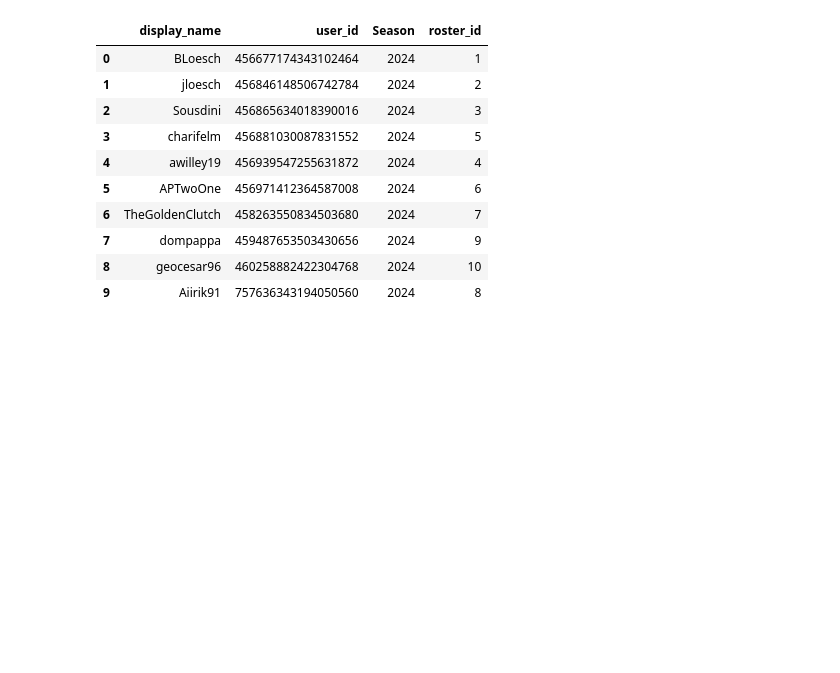
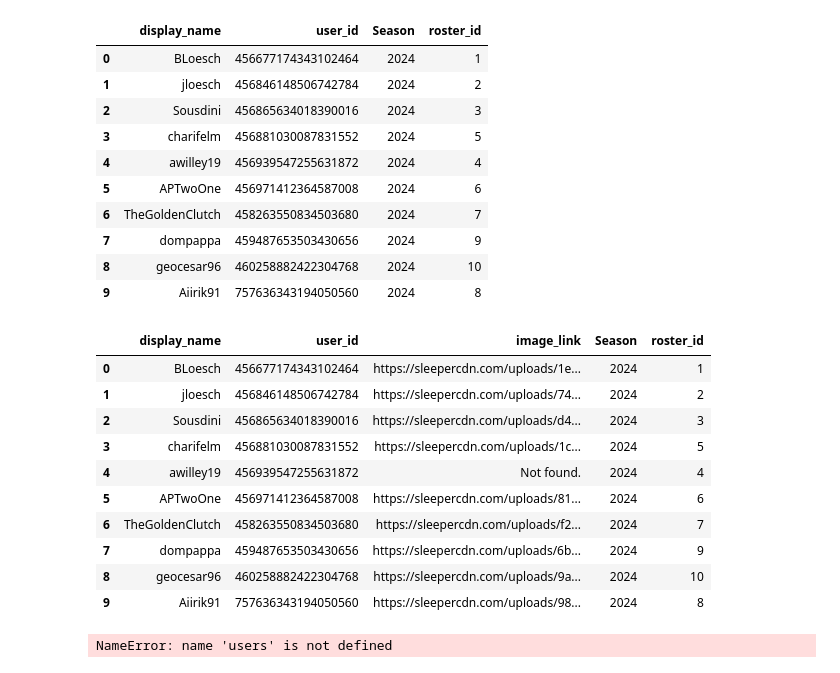
Before and after one commit to B-Loesch/sleeper_streamlit, a Jupyter notebook: testing_api.ipynb, the cells around one changed output. Cells and saved outputs as stored; diff of their text form; code cells hidden in the pictures; blank space fills up the shorter version.

```diff
--- a/testing_api.ipynb
+++ b/testing_api.ipynb
@@ -85,10 +85,15 @@ def get_roster_id(league_id, year):
         print(f"Error: {rosters_response.status_code}")
 
     for i, (user, roster) in enumerate(zip(users, rosters)):
-        users_dict[i+1] = [user["display_name"], user["user_id"], year]
+        try:
+            image_link = user["metadata"]["avatar"]
+        except KeyError:
+            image_link = "Not found."
+
+        users_dict[i+1] = [user["display_name"], user["user_id"], image_link, year]
         rosters_dict[i+1] = [roster['owner_id'], roster['roster_id']]
 
-    users_df = pd.DataFrame.from_dict(users_dict, orient = 'index', columns=['display_name', 'user_id', "Season"])
+    users_df = pd.DataFrame.from_dict(users_dict, orient = 'index', columns=['display_name', 'user_id', "image_link","Season"])
     rosters_df = pd.DataFrame.from_dict(rosters_dict, orient = 'index', columns=['user_id', 'roster_id'])
 
     merged_df = pd.merge(users_df, rosters_df, on = 'user_id')
@@ -433,3 +438,23 @@ merged_df
 | 7 | dompappa | 459487653503430656 | 2024 | 9 |
 | 8 | geocesar96 | 460258882422304768 | 2024 | 10 |
 | 9 | Aiirik91 | 757636343194050560 | 2024 | 8 |
+# %%
+test = get_roster_id(1073659471932538880, 2024)
+# %%
+test
+# %% [output]
+|  | display_name | user_id | image_link | Season | roster_id |
+| 0 | BLoesch | 456677174343102464 | https://sleepercdn.com/uploads/1e... | 2024 | 1 |
+| 1 | jloesch | 456846148506742784 | https://sleepercdn.com/uploads/74... | 2024 | 2 |
+| 2 | Sousdini | 456865634018390016 | https://sleepercdn.com/uploads/d4... | 2024 | 3 |
+| 3 | charifelm | 456881030087831552 | https://sleepercdn.com/uploads/1c... | 2024 | 5 |
+| 4 | awilley19 | 456939547255631872 | Not found. | 2024 | 4 |
+| 5 | APTwoOne | 456971412364587008 | https://sleepercdn.com/uploads/81... | 2024 | 6 |
+| 6 | TheGoldenClutch | 458263550834503680 | https://sleepercdn.com/uploads/f2... | 2024 | 7 |
+| 7 | dompappa | 459487653503430656 | https://sleepercdn.com/uploads/6b... | 2024 | 9 |
+| 8 | geocesar96 | 460258882422304768 | https://sleepercdn.com/uploads/9a... | 2024 | 10 |
+| 9 | Aiirik91 | 757636343194050560 | https://sleepercdn.com/uploads/98... | 2024 | 8 |
+# %%
+users
+# %% [output]
+NameError: name 'users' is not defined
```
Also changed, not shown: parts of 3 cells of this notebook, 2 other files.
